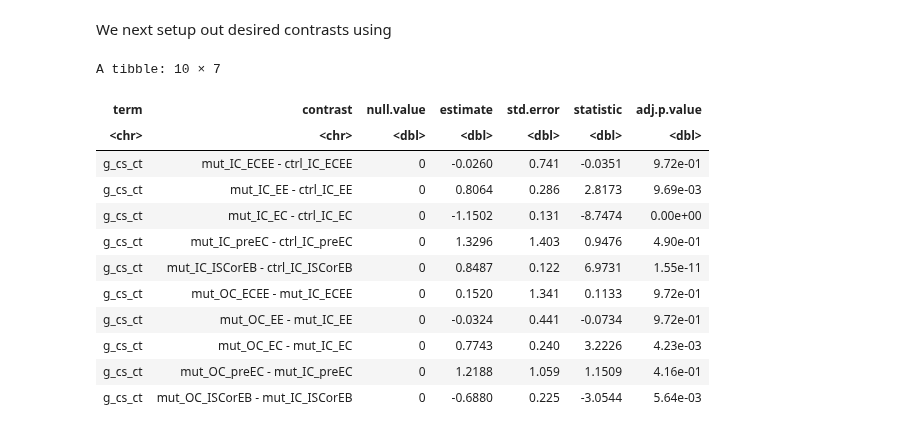
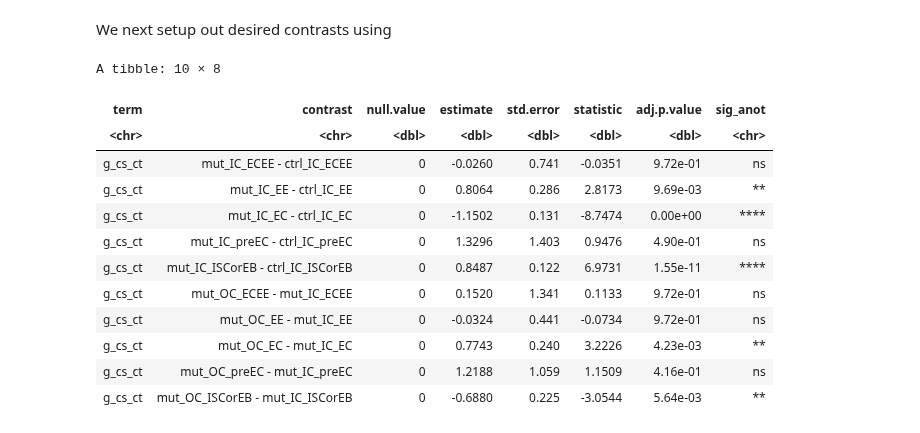
Before and after one commit to morriso1/clonedetective, a Jupyter notebook: 05_Tutorial_Downstream_Analysis_R.ipynb, the cells around one changed output. Cells and saved outputs as stored; diff of their text form; code cells hidden in the pictures.

```diff
--- a/05_Tutorial_Downstream_Analysis_R.ipynb
+++ b/05_Tutorial_Downstream_Analysis_R.ipynb
@@ -159,6 +157,7 @@ stacked_bar_prop
 # %% [output]
 [figure]
 # %%
-prop_df_tidy <- count_df_tidy %>% mutate(pro_cell_num = cell_num / total,
-                                         g_cs_ct = as.factor(paste(genotype, clone_status, cell_type, sep = '_')))
+prop_df_tidy <- count_df_tidy %>%
+  mutate(pro_cell_num = cell_num / total,
+         g_cs_ct = as.factor(paste(genotype, clone_status, cell_type, sep = "_")))
 # %%
@@ -186,35 +187,45 @@ A tibble: 20 × 5
 # %% [markdown]
 We next setup out desired contrasts using
 # %%
-contr <-
-  limma::makeContrasts(mut_IC_ECEE - ctrl_IC_ECEE,
-                       mut_IC_EE - ctrl_IC_EE,
-                       mut_IC_EC - ctrl_IC_EC,
-                       mut_IC_preEC - ctrl_IC_preEC,
-                       mut_IC_ISCorEB - ctrl_IC_ISCorEB,
-                       mut_OC_ECEE - mut_IC_ECEE,
-                       mut_OC_EE - mut_IC_EE,
-                       mut_OC_EC - mut_IC_EC,
-                       mut_OC_preEC - mut_IC_preEC,
-                       mut_OC_ISCorEB - mut_IC_ISCorEB,
-                       levels = levels(prop_df_tidy$g_cs_ct))
+contr <- limma::makeContrasts(
+  mut_IC_ECEE - ctrl_IC_ECEE,
+  mut_IC_EE - ctrl_IC_EE,
+  mut_IC_EC - ctrl_IC_EC,
+  mut_IC_preEC - ctrl_IC_preEC,
+  mut_IC_ISCorEB - ctrl_IC_ISCorEB,
+  mut_OC_ECEE - mut_IC_ECEE,
+  mut_OC_EE - mut_IC_EE,
+  mut_OC_EC - mut_IC_EC,
+  mut_OC_preEC - mut_IC_preEC,
+  mut_OC_ISCorEB - mut_IC_ISCorEB,
+  levels = levels(prop_df_tidy$g_cs_ct)
+)
 # %%
 model <- glm(pro_cell_num ~ g_cs_ct, prop_df_tidy, family = quasibinomial)
 
-G = glht(model, mcp(g_cs_ct = t(contr)))
+G <- glht(model, mcp(g_cs_ct = t(contr)))
 
-tidy(G, test = adjusted('BH'))
+tidy(G, test = adjusted("BH")) %>%
+  mutate(
+    sig_anot = case_when(
+      adj.p.value < 0.0001 ~ '****',
+      adj.p.value < 0.001 ~ '***',
+      adj.p.value < 0.01 ~ '**',
+      adj.p.value < 0.05 ~ '*',
+      adj.p.value < 1 ~ 'ns'
+    )
+  )
 # %% [output]
-A tibble: 10 × 7
+A tibble: 10 × 8
-| term | contrast | null.value | estimate | std.error | statistic | adj.p.value |
-| <chr> | <chr> | <dbl> | <dbl> | <dbl> | <dbl> | <dbl> |
-| g_cs_ct | mut_IC_ECEE - ctrl_IC_ECEE | 0 | -0.0260 | 0.741 | -0.0351 | 9.72e-01 |
-| g_cs_ct | mut_IC_EE - ctrl_IC_EE | 0 | 0.8064 | 0.286 | 2.8173 | 9.69e-03 |
-| g_cs_ct | mut_IC_EC - ctrl_IC_EC | 0 | -1.1502 | 0.131 | -8.7474 | 0.00e+00 |
-| g_cs_ct | mut_IC_preEC - ctrl_IC_preEC | 0 | 1.3296 | 1.403 | 0.9476 | 4.90e-01 |
-| g_cs_ct | mut_IC_ISCorEB - ctrl_IC_ISCorEB | 0 | 0.8487 | 0.122 | 6.9731 | 1.55e-11 |
-| g_cs_ct | mut_OC_ECEE - mut_IC_ECEE | 0 | 0.1520 | 1.341 | 0.1133 | 9.72e-01 |
-| g_cs_ct | mut_OC_EE - mut_IC_EE | 0 | -0.0324 | 0.441 | -0.0734 | 9.72e-01 |
-| g_cs_ct | mut_OC_EC - mut_IC_EC | 0 | 0.7743 | 0.240 | 3.2226 | 4.23e-03 |
-| g_cs_ct | mut_OC_preEC - mut_IC_preEC | 0 | 1.2188 | 1.059 | 1.1509 | 4.16e-01 |
-| g_cs_ct | mut_OC_ISCorEB - mut_IC_ISCorEB | 0 | -0.6880 | 0.225 | -3.0544 | 5.64e-03 |
+| term | contrast | null.value | estimate | std.error | statistic | adj.p.value | sig_anot |
+| <chr> | <chr> | <dbl> | <dbl> | <dbl> | <dbl> | <dbl> | <chr> |
+| g_cs_ct | mut_IC_ECEE - ctrl_IC_ECEE | 0 | -0.0260 | 0.741 | -0.0351 | 9.72e-01 | ns |
+| g_cs_ct | mut_IC_EE - ctrl_IC_EE | 0 | 0.8064 | 0.286 | 2.8173 | 9.69e-03 | ** |
+| g_cs_ct | mut_IC_EC - ctrl_IC_EC | 0 | -1.1502 | 0.131 | -8.7474 | 0.00e+00 | **** |
+| g_cs_ct | mut_IC_preEC - ctrl_IC_preEC | 0 | 1.3296 | 1.403 | 0.9476 | 4.90e-01 | ns |
+| g_cs_ct | mut_IC_ISCorEB - ctrl_IC_ISCorEB | 0 | 0.8487 | 0.122 | 6.9731 | 1.55e-11 | **** |
+| g_cs_ct | mut_OC_ECEE - mut_IC_ECEE | 0 | 0.1520 | 1.341 | 0.1133 | 9.72e-01 | ns |
+| g_cs_ct | mut_OC_EE - mut_IC_EE | 0 | -0.0324 | 0.441 | -0.0734 | 9.72e-01 | ns |
+| g_cs_ct | mut_OC_EC - mut_IC_EC | 0 | 0.7743 | 0.240 | 3.2226 | 4.23e-03 | ** |
+| g_cs_ct | mut_OC_preEC - mut_IC_preEC | 0 | 1.2188 | 1.059 | 1.1509 | 4.16e-01 | ns |
+| g_cs_ct | mut_OC_ISCorEB - mut_IC_ISCorEB | 0 | -0.6880 | 0.225 | -3.0544 | 5.64e-03 | ** |
```
Also changed, not shown: parts of 11 cells of this notebook, 3 other files.
